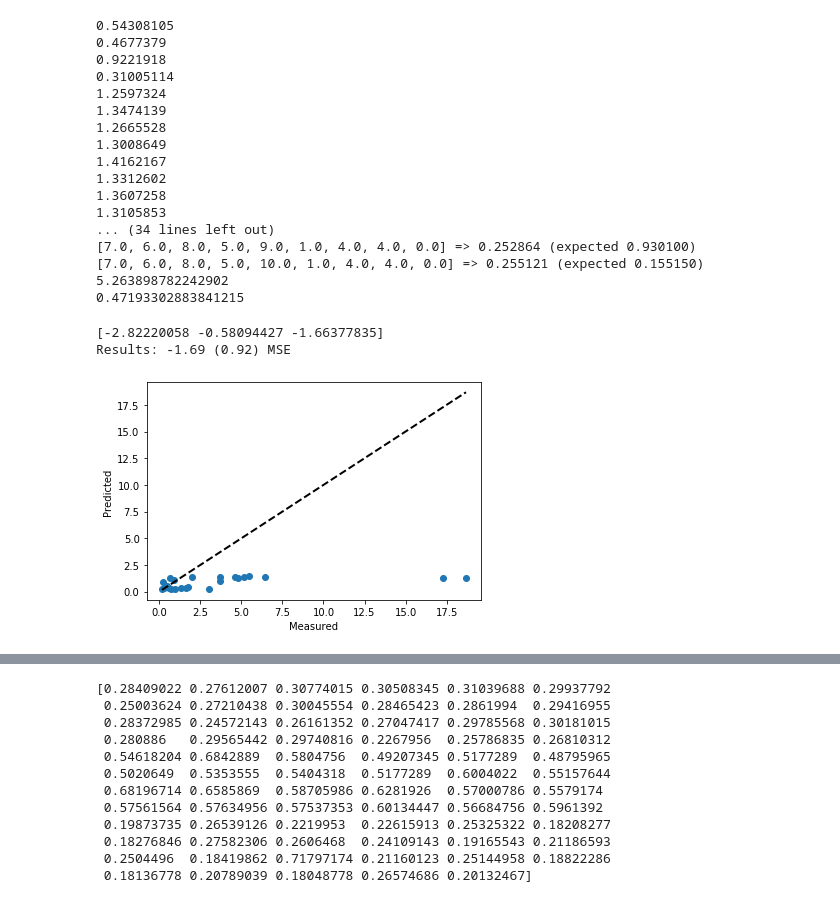
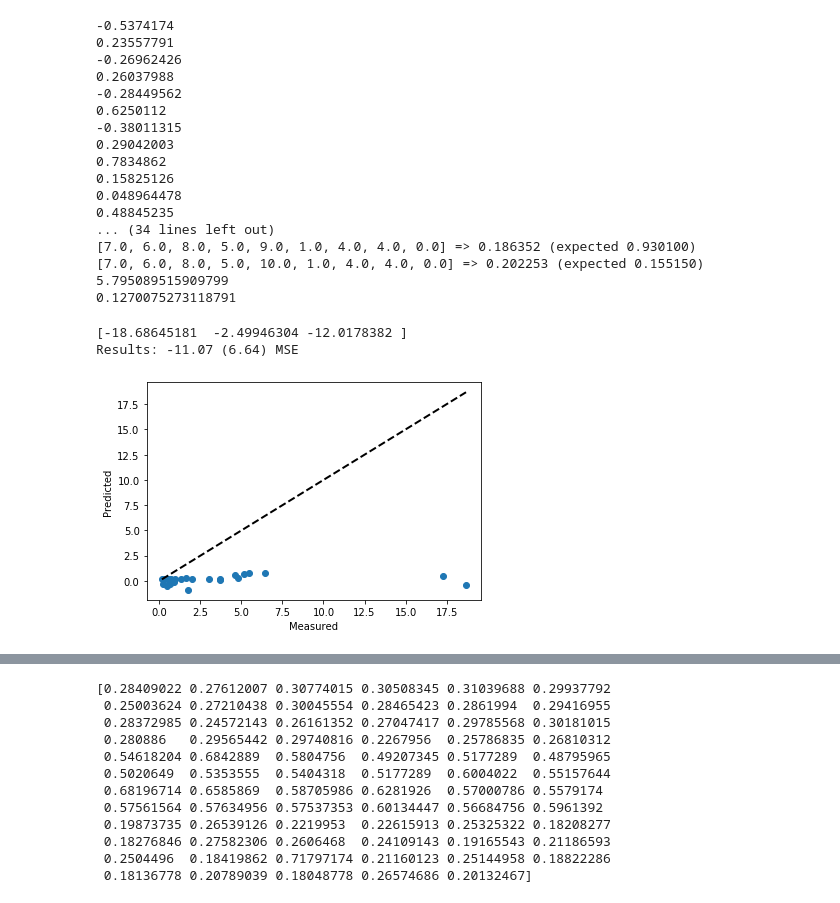
Before and after one commit to eliane06/SCMAI, a Jupyter notebook: pruebaDt.ipynb, the cells around one changed output, grey strips where cells are left out. Drawn from its saved outputs; the diff is of its cells as text; code cells hidden in the pictures.

```diff
--- a/pruebaDt.ipynb
+++ b/pruebaDt.ipynb
@@ -49,9 +50,9 @@ def corr(predicts, targets, nit):
 def b_model():
 	# create model
 	model = Sequential()
-	model.add(Dense(19, input_dim=9, kernel_initializer='normal', activation='tanh'))
+	model.add(Dense(19, input_dim=9, kernel_initializer='he_normal', activation='tanh'))
 	#model.add(Dense(2, kernel_initializer='normal', activation='tanh'))
-	model.add(Dense(1, kernel_initializer='normal', activation='linear'))
+	model.add(Dense(1, kernel_initializer='he_normal', activation='linear'))
 	model.compile(loss='mean_squared_error', optimizer='Adagrad', metrics=['mse'])
 	return model
 
@@ -66,52 +67,52 @@ for i in range(len(Y_test)):
 	print('%s => %f (expected %f)' % (X_test[i].tolist(), y_pred[i], Y_test[i]))
 
 print(rmse(y_pred, Y_test))
 print(corr(y_pred, Y_test, nit))
 
 fig,ax = plt.subplots()
 ax.scatter(Y_test, y_pred)
 ax.plot([Y_test.min(), Y_test.max()], [Y_test.min(), Y_test.max()], 'k--', lw=2)
 ax.set_xlabel('Measured')
 ax.set_ylabel('Predicted')
 fig.show()
 
 
 #//////////////////////////////////////////////////////////
 #y_pred = cross_val_predict(estimator, X, Y, cv=kfold)
 #print(y_pred)
 
 results = cross_val_score(estimator, X, Y)
 print(results)
 print("Results: %.2f (%.2f) MSE" % (results.mean(), results.std()))
 
 outfile = open('results.csv','w')
 out = csv.writer(outfile)
 out.writerows(map(lambda x: [x], y_pred))
 outfile.close()
 
 
 #y_pred['org_id'].unique().to_csv("results.csv", index=False)
 # %% [output]
-0.54308105
-0.4677379
-0.9221918
-0.31005114
-1.2597324
-1.3474139
-1.2665528
-1.3008649
-1.4162167
-1.3312602
-1.3607258
-1.3105853
+-0.5374174
+0.23557791
+-0.26962426
+0.26037988
+-0.28449562
+0.6250112
+-0.38011315
+0.29042003
+0.7834862
+0.15825126
+0.048964478
+0.48845235
 ... (34 lines left out)
-[7.0, 6.0, 8.0, 5.0, 9.0, 1.0, 4.0, 4.0, 0.0] => 0.252864 (expected 0.930100)
-[7.0, 6.0, 8.0, 5.0, 10.0, 1.0, 4.0, 4.0, 0.0] => 0.255121 (expected 0.155150)
-5.263898782242902
-0.47193302883841215
+[7.0, 6.0, 8.0, 5.0, 9.0, 1.0, 4.0, 4.0, 0.0] => 0.186352 (expected 0.930100)
+[7.0, 6.0, 8.0, 5.0, 10.0, 1.0, 4.0, 4.0, 0.0] => 0.202253 (expected 0.155150)
+5.795089515909799
+0.1270075273118791
-[-2.82220058 -0.58094427 -1.66377835]
-Results: -1.69 (0.92) MSE
+[-18.68645181  -2.49946304 -12.0178382 ]
+Results: -11.07 (6.64) MSE
-[figure, old version]
+[figure, new version]
 # %%
 dataset = loadtxt('NT2006-copia.csv', delimiter=',')
 X = dataset[:,3:12]
```
Also changed, not shown: parts of 2 cells of this notebook.
